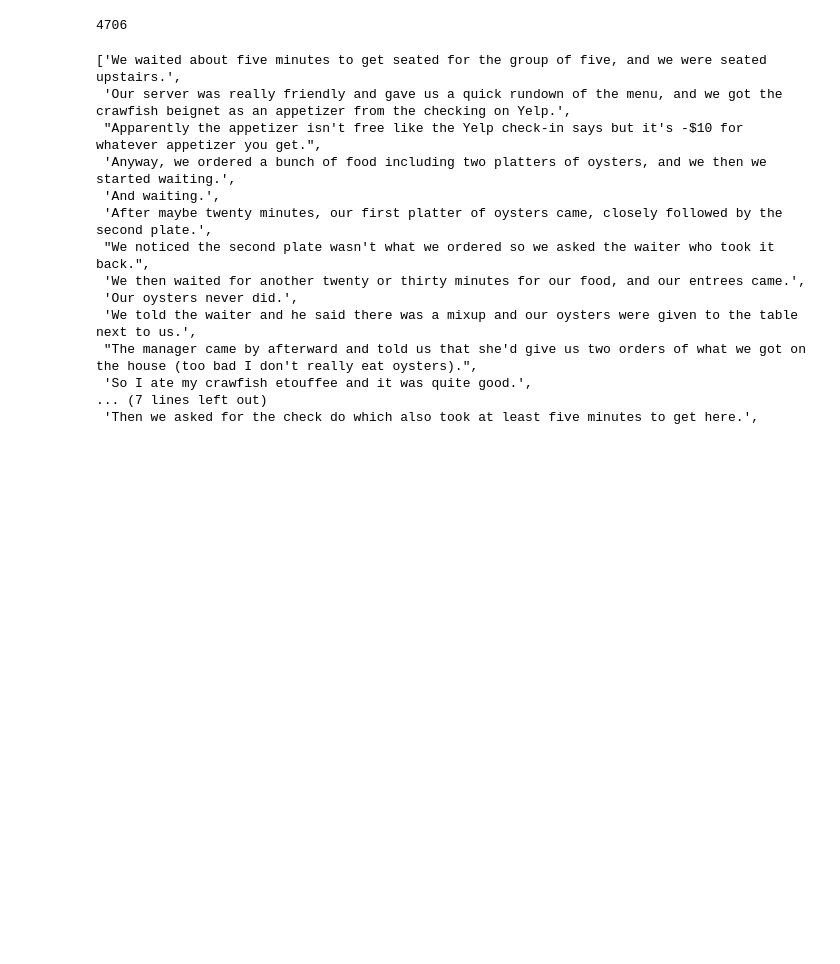
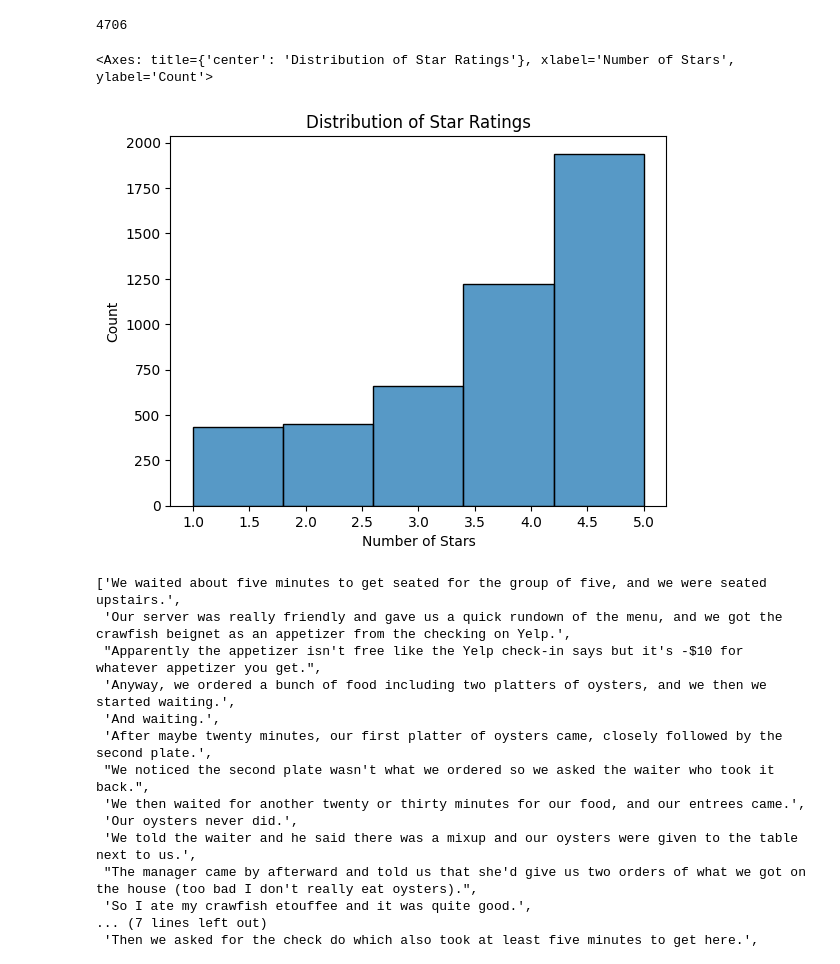
Before and after one commit to ljtaylor99/AAI-510-Final-Project, a Jupyter notebook: AAI510_Final.ipynb, the cells around one changed output. Drawn from its saved outputs; the diff is of its cells as text; code cells hidden in the pictures; blank space fills up the shorter version.

```diff
--- a/AAI510_Final.ipynb
+++ b/AAI510_Final.ipynb
@@ -117,6 +120,14 @@ df_b1 = df[df['business_id']=='VQcCL9PiNL_wkGf-uF3fjg']
 len(df_b1)
 # %% [output]
 4706
+# %%
+# Plot distribution of stars for business
+plt.xlabel('Number of Stars')
+plt.title('Distribution of Star Ratings')
+sns.histplot(df_b1['stars'],bins = 5)
+# %% [output]
+<Axes: title={'center': 'Distribution of Star Ratings'}, xlabel='Number of Stars', ylabel='Count'>
+[figure, added]
 # %%
 # Tokenize sentences
 sentences = df_b1['text'].apply(nltk.sent_tokenize)
```
Also changed, not shown: parts of 11 cells of this notebook.
